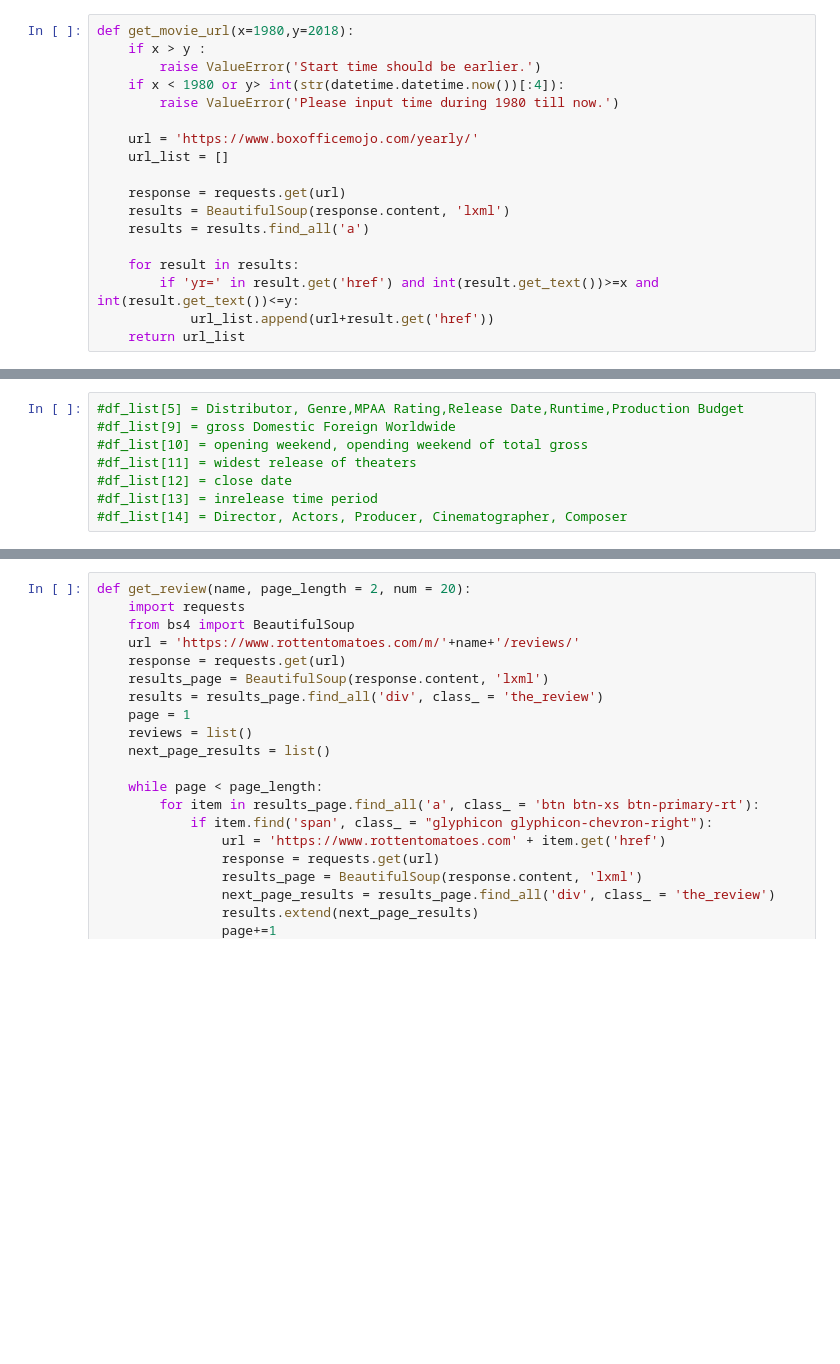
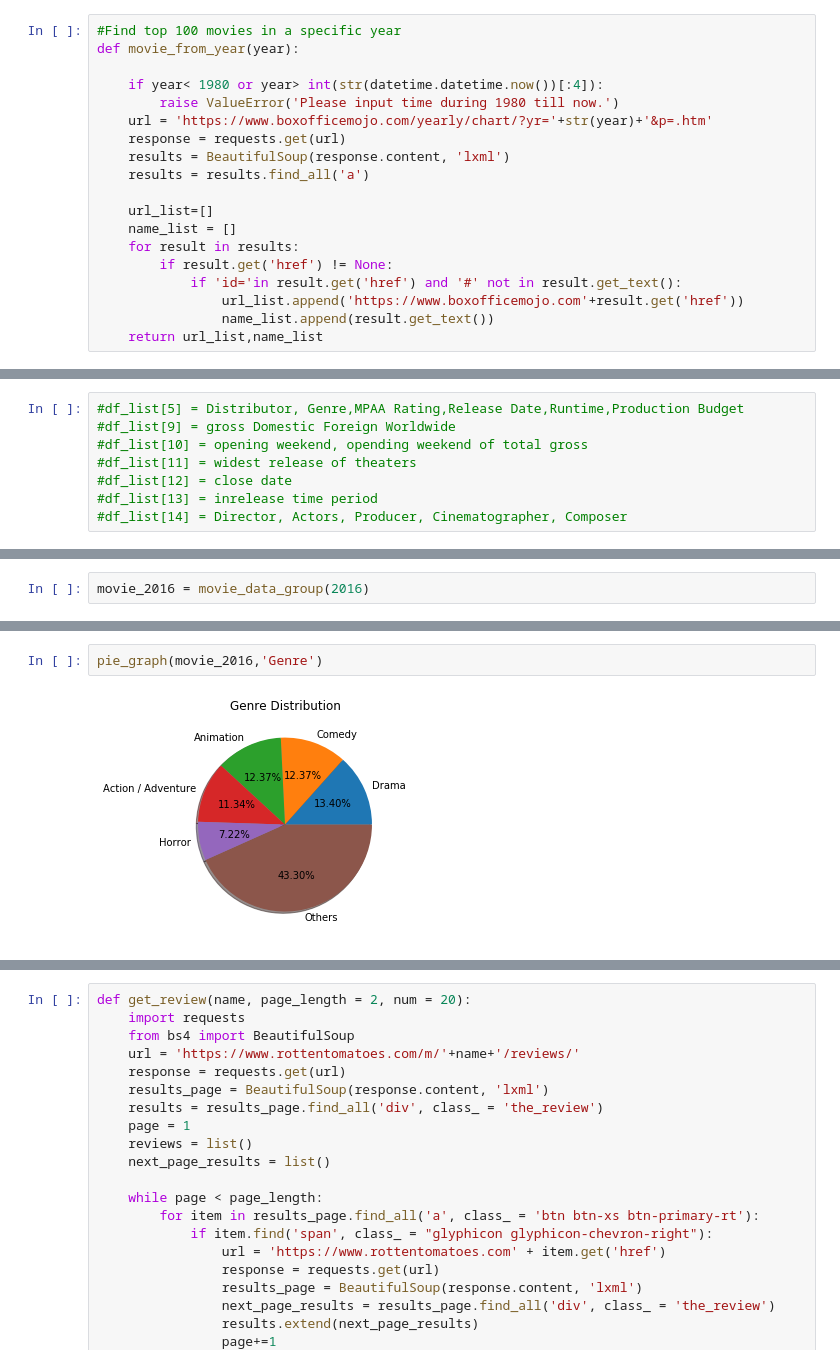
Before and after one commit to yz3432/TFA, a Jupyter notebook: project.ipynb, the cells around one changed output, grey strips where cells are left out. Drawn from its saved outputs; the diff is of its cells as text; blank space fills up the shorter version.

```diff
--- a/project.ipynb
+++ b/project.ipynb
@@ -3,20 +27,21 @@ import requests
 from bs4 import BeautifulSoup
 import datetime
 # %%
-def get_movie_url(x=1980,y=2018):
-    if x > y :
-        raise ValueError('Start time should be earlier.')
-    if x < 1980 or y> int(str(datetime.datetime.now())[:4]):
+#Find top 100 movies in a specific year
+def movie_from_year(year):
+
+    if year< 1980 or year> int(str(datetime.datetime.now())[:4]):
         raise ValueError('Please input time during 1980 till now.')
-
-    url = 'https://www.boxofficemojo.com/yearly/'
-    url_list = []
-
+    url = 'https://www.boxofficemojo.com/yearly/chart/?yr='+str(year)+'&p=.htm'
     response = requests.get(url)
     results = BeautifulSoup(response.content, 'lxml')
     results = results.find_all('a')
 
+    url_list=[]
+    name_list = []
     for result in results:
-        if 'yr=' in result.get('href') and int(result.get_text())>=x and int(result.get_text())<=y:
-            url_list.append(url+result.get('href'))
-    return url_list
+        if result.get('href') != None:
+            if 'id='in result.get('href') and '#' not in result.get_text():
+                url_list.append('https://www.boxofficemojo.com'+result.get('href'))
+                name_list.append(result.get_text())
+    return url_list,name_list
@@ -176,0 +264,2 @@ def data_movies_table(begin_year=1980,end_year=2018,input_name=None):
+# %%
+movie_2016 = movie_data_group(2016)
@@ -176,0 +310,4 @@ def data_movies_table(begin_year=1980,end_year=2018,input_name=None):
+# %%
+pie_graph(movie_2016,'Genre')
+# %% [output]
+[figure, added]
```
Also changed, not shown: parts of 18 cells of this notebook.
